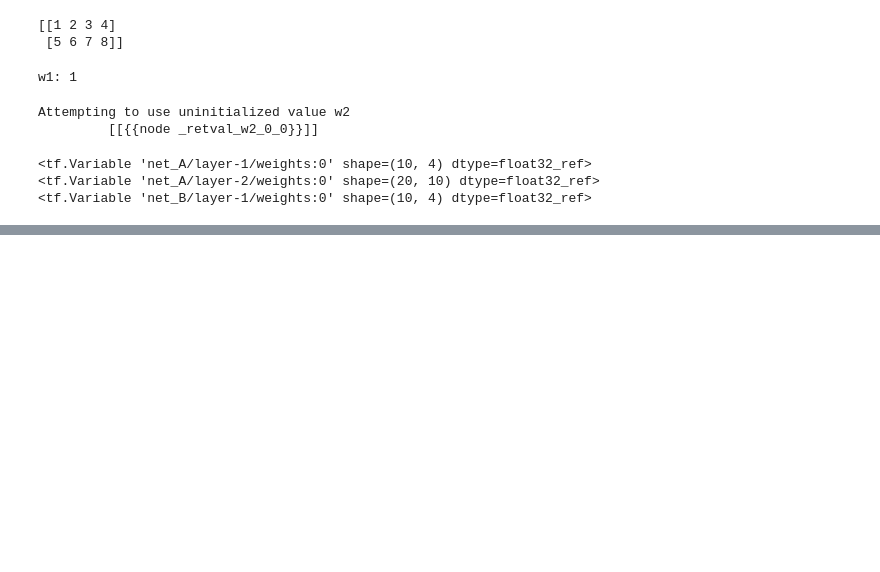
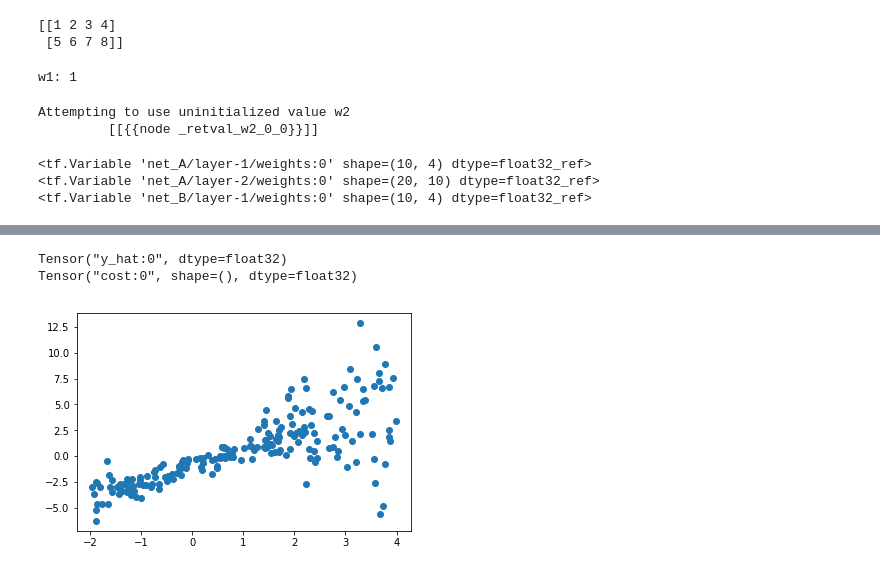
Before and after one commit to shlvd/Tensorflow, a Jupyter notebook: tf_essential.ipynb, the cells around one changed output, grey strips where cells are left out. Saved outputs shown, nothing was run; the diff lists cells and outputs as text; code cells hidden in the pictures; blank space fills up the shorter version.

```diff
--- a/tf_essential.ipynb
+++ b/tf_essential.ipynb
@@ -232,0 +340,56 @@ with g.as_default():
+# %%
+## define a graph
+g = tf.Graph()
+
+## define the computation graph
+with g.as_default():
+    ## placeholders
+    tf.set_random_seed(123)
+    tf_x = tf.placeholder(shape=(None),
+                          dtype=tf.float32,
+                          name='tf_x')
+    tf_y = tf.placeholder(shape=(None),
+                          dtype=tf.float32,
+                          name='tf_y')
+
+    ## define the variable (model parameters)
+    weight = tf.Variable(
+        tf.random_normal(
+            shape=(1, 1),
+            stddev=0.25),
+        name='weight')
+    bias = tf.Variable(0.0, name='bias')
+
+    ## build the model
+    y_hat = tf.add(weight * tf_x, bias,
+                   name='y_hat')
+    print(y_hat)
+
+    ## compute the cost
+    cost = tf.reduce_mean(tf.square(tf_y - y_hat),
+                          name='cost')
+    print(cost)
+
+    ## train
+    optim = tf.train.GradientDescentOptimizer(
+        learning_rate=0.001)
+    train_op = optim.minimize(cost, name='train_op')
+# %% [output]
+Tensor("y_hat:0", dtype=float32)
+Tensor("cost:0", shape=(), dtype=float32)
+# %%
+np.random.seed(0)
+def make_random_data():
+    x = np.random.uniform(low=-2, high=4, size=200)
+    y = []
+    for t in x:
+        r = np.random.normal(loc=0.0,
+                             scale=(0.5 + t*t/3),
+                             size=None)
+        y.append(r)
+    return  x, 1.726*x -0.84 + np.array(y)
+x, y = make_random_data()
+plt.plot(x, y, 'o')
+plt.show()
+# %% [output]
+[figure, added]
```
Also changed, not shown: parts of 18 cells of this notebook.
